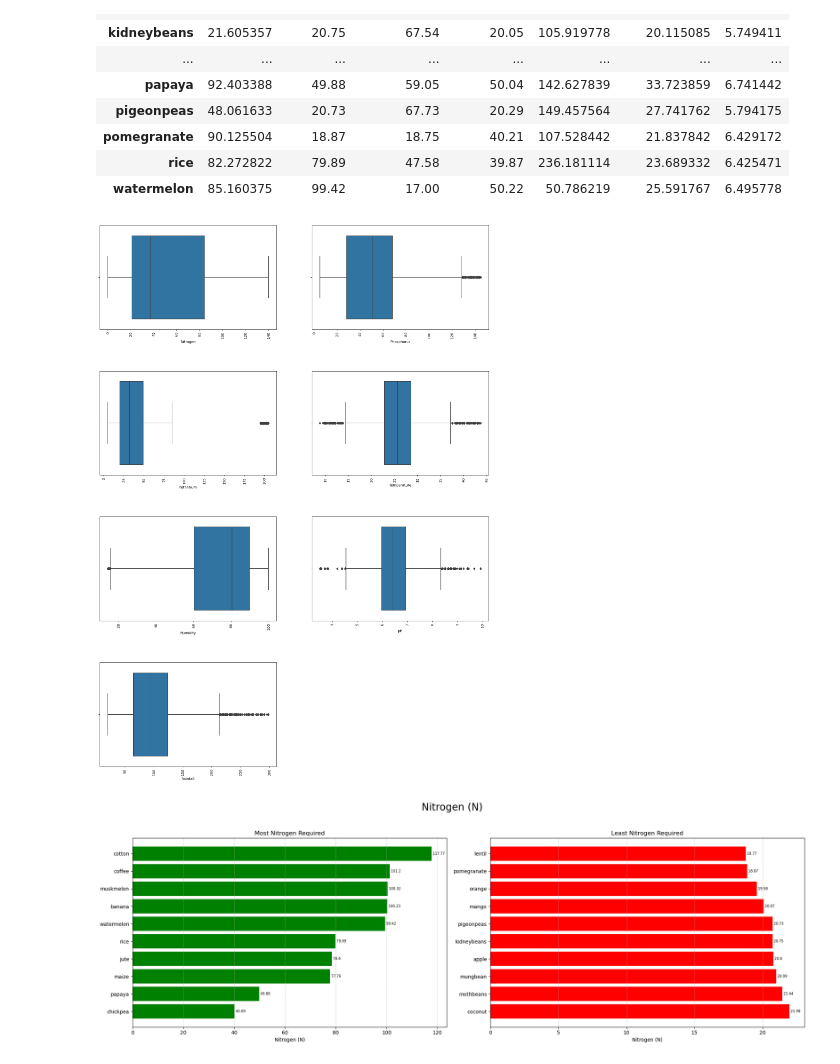
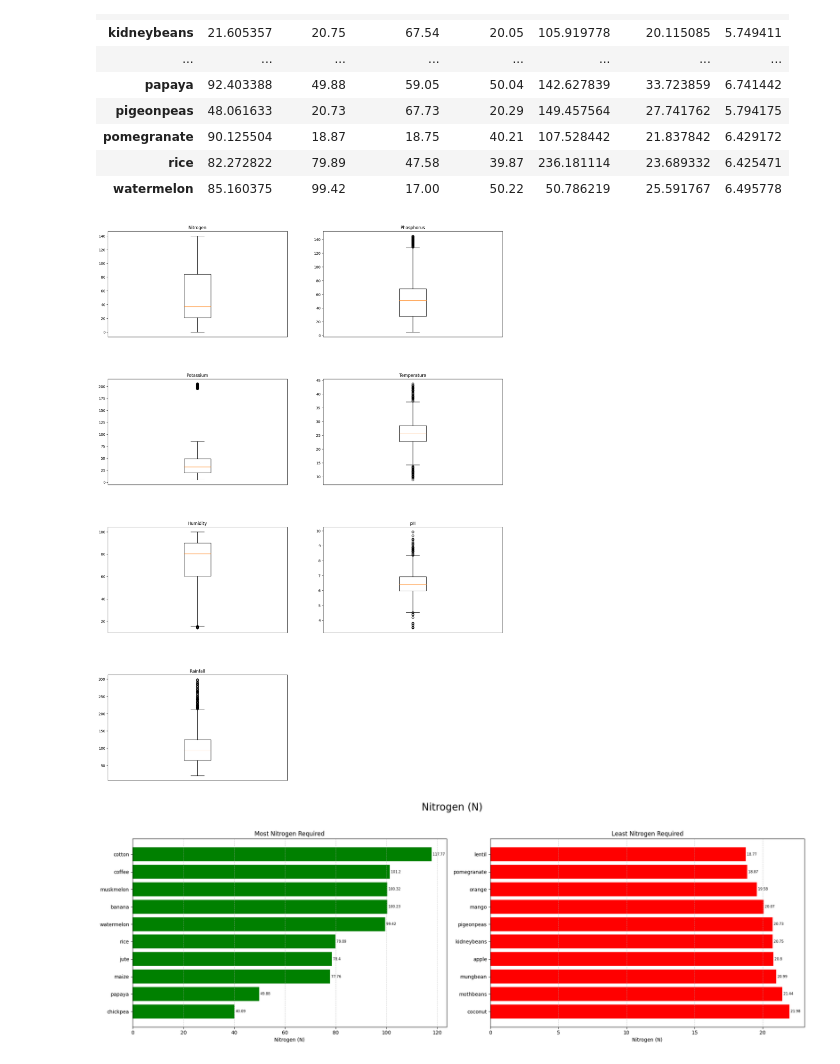
Before and after one commit to Tusshar10/Crop-Recommendation-System, a Jupyter notebook: Minor.ipynb, the cells around one changed output. Cells and saved outputs as stored; diff of their text form; code cells hidden in the pictures.

```diff
--- a/Minor.ipynb
+++ b/Minor.ipynb
@@ -222,18 +222,21 @@ crop_summary
 # %%
 data1 = df[['Nitrogen', 'Phosphorus', 'Potassium', 'Temperature', 'Humidity', 'pH', 'Rainfall']]
 num_rows = 4
 num_cols = 2
 total_plots = len(data1.columns)
 fig, axes = plt.subplots(nrows=num_rows, ncols=num_cols, figsize=(20, 7 * num_rows),gridspec_kw={'hspace': 0.4, 'wspace': 0.2})
 axes = axes.flatten()
 for i, column in enumerate(data1.columns):
-    sns.boxplot(data=df, x=column, ax=axes[i])
-    axes[i].tick_params(axis='x', rotation=90)
+    ax = axes[i]
+    ax.boxplot(df[column])
+    ax.set_title(column)
+    ax.set_xticks([])  # Hide x-axis labels
+    ax.set_xlabel('')
 for i in range(total_plots, num_rows * num_cols):
     fig.delaxes(axes[i])
 plt.show()
 # %% [output]
-[figure, old version]
+[figure, new version]
 # %%
 crop_summary_N = crop_summary.sort_values(by='Nitrogen', ascending=False)
 fig, axs = plt.subplots(1, 2, figsize=(20,7))
```
Also changed, not shown: parts of 10 cells of this notebook.
